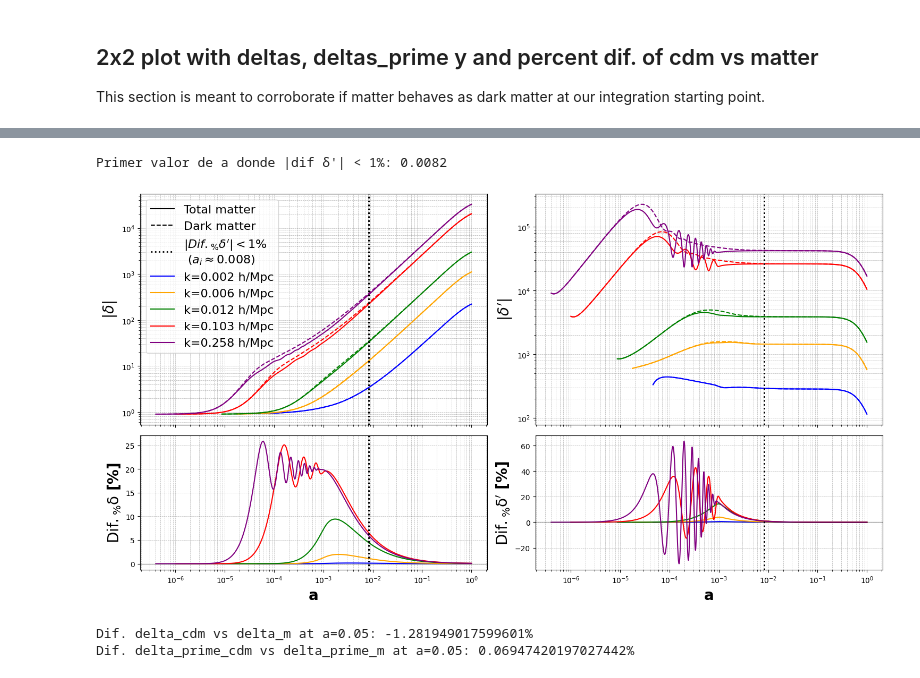
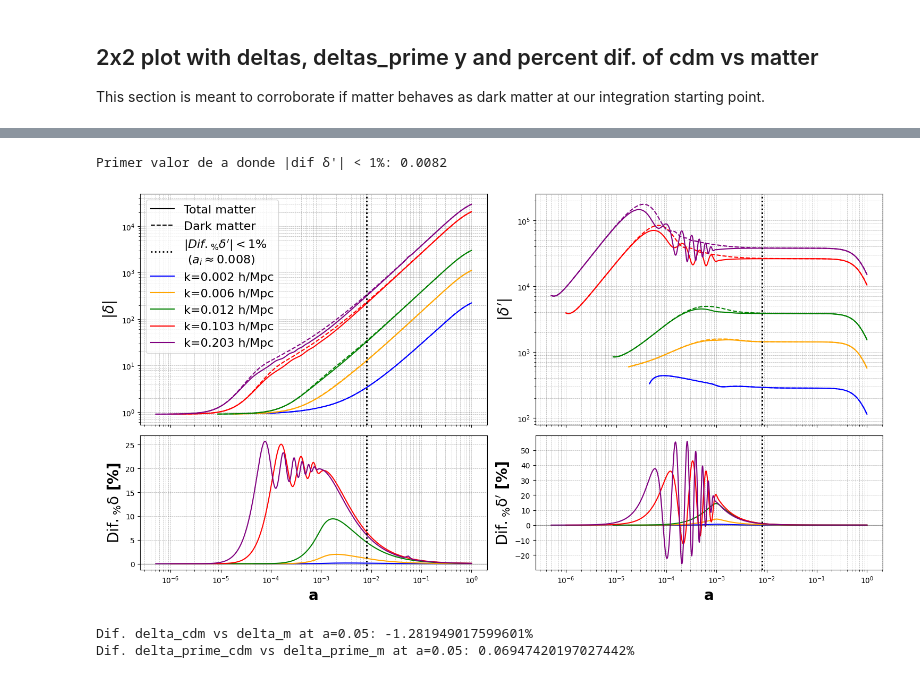
Before and after one commit to PedroRozin/Initial-Conditions-of-the-Matter-Perturbation-Equation-with-Neural-Networks, a Jupyter notebook: notebooks/comparations.ipynb, the cells around one changed output, grey strips where cells are left out. Cells and saved outputs as stored; diff of their text form; code cells hidden in the pictures.

Commit message:
nueva red y actualizaciones códigos

```diff
--- a/notebooks/comparations.ipynb
+++ b/notebooks/comparations.ipynb
@@ -223,7 +223,7 @@ Omega_cdm: 0.25, Omega_b: 0.05, h: 0.68, A_s: 2e-09
 # %%
 #import Line2D
 from matplotlib.lines import Line2D
-k_thresholds = np.array([0.002,.005,.01, .1, .25])/h #h/Mpc
+k_thresholds = np.array([0.002,.005,.01, .1, .2])/h #h/Mpc
 colors = ['blue', 'orange', 'green', 'red', 'purple', 'brown']
 # lista_dif_rel =[]
 arrs_difs = np.zeros((len(k_thresholds), len(df['a'].unique())))
@@ -329,49 +329,34 @@ if 'a_threshold' in locals():
     # Creamos el elemento de leyenda solo una vez para evitar duplicados
     line_style_threshold = Line2D([0], [0], color='black', linestyle=':', linewidth=2,
                                 label=f"|$Dif._\% \delta'$| < 1%\n($a_i=${a_threshold:.3f})")
 
     for ax in axs.flat:
         ax.axvline(x=a_threshold, color='black', linestyle=':', linewidth=2)
 
-# Leyendas (actualizadas para incluir el threshold correctamente)
-# Combinamos las listas de handles. Asegúrate de que 'line_style_elements_a' exista o usa la nueva variable.
-# handles_common = color_elements
-# if 'line_style_threshold' in locals():
-#     handles_upper = [line_style_threshold] + line_style_elements + color_elements
-#     handles_upper2 = [line_style_threshold] + line_style_elements2 + color_elements
-# else:
-#     handles_upper = line_style_elements + color_elements
-#     handles_upper2 = line_style_elements2 + color_elements
-
-# axs[0,0].legend(handles=handles_upper, loc='best', fontsize=10)
-# axs[0,1].legend(handles=handles_upper2, loc='lower left', fontsize=10) # A veces lower left tapa menos en log plots
-# axs[1,0].legend(handles=handles_common, loc='best', fontsize=10) # En diferencias, el color basta
-# axs[1,1].legend(handles=handles_common, loc='best', fontsize=10)
-
 handles_p00 = line_style_elements
 if a_threshold is not None:
     line_style_threshold = Line2D([0], [0], color='black', linestyle=':', linewidth=2,
                                 label=f"$|Dif._\% \delta'|<1\%$ \n $(a_i\\approx{a_threshold:.3f})$")
 
     for ax in axs.flat:
         ax.axvline(x=a_threshold, color='black', linestyle=':', linewidth=2)
         # Sombreado de la zona "mala" (oscilaciones)
         # ax.axvspan(1e-7, a_threshold, color='gray', alpha=0.15, zorder=0)
 
 # Leyendas Organizadas
     handles_p00.append(line_style_threshold)
 
 axs[0,0].legend(handles=handles_p00 + color_elements, loc='upper left', fontsize=16)
 # axs[0,0].legend(handles=color_elements, loc='best', title="Escalas $k$", fontsize=9, ncol=1)
 
 plt.tight_layout()
 
 #save fig in outputs_pedro
 # plt.savefig('/home/pedrorozin/scripts/outputs_pedro/comparaciones_delta_prime_cdm.png', dpi=300, bbox_inches='tight')
 plt.show()
 # %% [output]
 Primer valor de a donde |dif δ'| < 1%: 0.0082
-[figure, old version]
+[figure, new version]
 # %%
 #print dif when a=0.05
 dif_at_005 = dif[np.argmin(np.abs(df_k['a'] - 0.05))]
```
Also changed, not shown: parts of 14 cells of this notebook, 9 other files.
